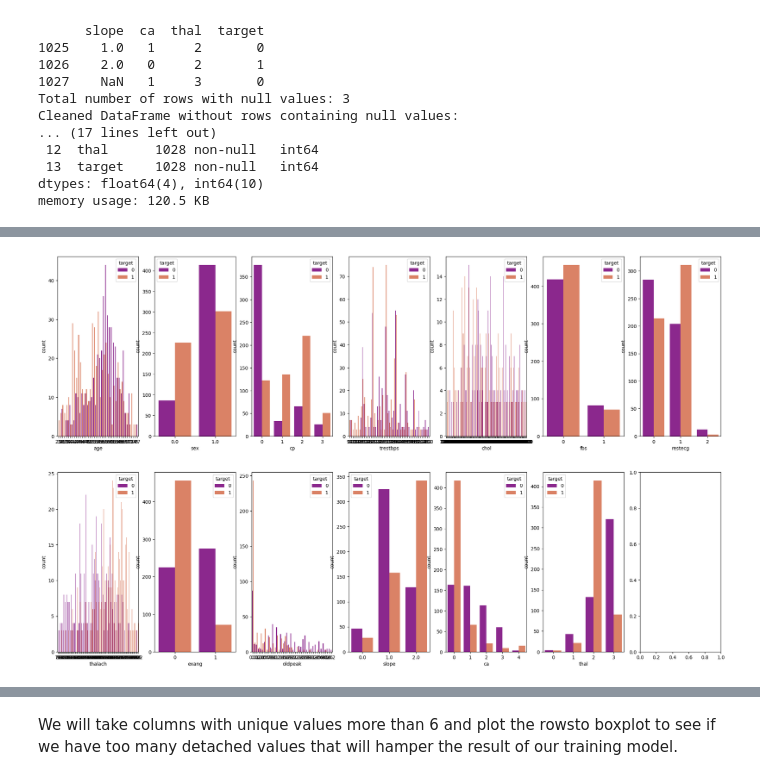
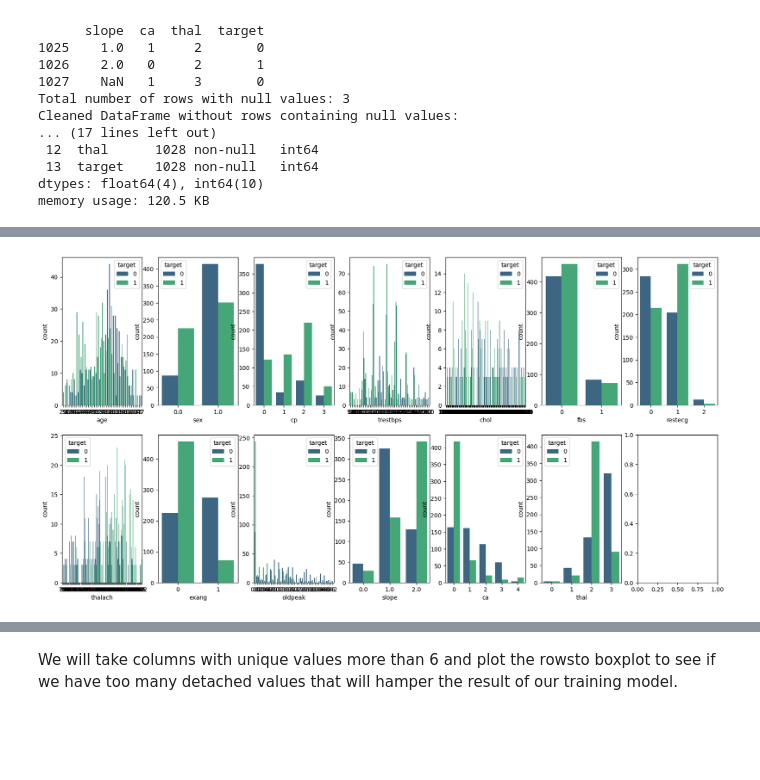
Before and after one commit to Lycanthrope8/CSE422-Project, a Jupyter notebook: CSE422_Final_Project.ipynb, the cells around one changed output, grey strips where cells are left out. Cells and saved outputs as stored; diff of their text form; code cells hidden in the pictures; blank space fills up the shorter version.

```diff
--- a/CSE422_Final_Project.ipynb
+++ b/CSE422_Final_Project.ipynb
@@ -115,20 +115,20 @@ Name: cp, Length: 1028, dtype: bool
 
 [1028 rows x 14 columns]
 # %%
-fig, subplot_matrix = plt.subplots(2, 7, figsize=(25, 15))
+fig, subplot_matrix = plt.subplots(2, 7, figsize=(20, 10))
 selected_features = ['age', 'sex', 'cp', 'trestbps', 'chol', 'fbs', 'restecg', 'thalach', 'exang', 'oldpeak', 'slope', 'ca', 'thal']
 row_index = 0
 column_index = 0
 
 # Plotting countplots for each significant feature
 for feature in selected_features:
-    sns.countplot(x=feature, data=data, hue='target', ax=subplot_matrix[row_index, column_index], palette='plasma')
+    sns.countplot(x=feature, data=data, hue='target', ax=subplot_matrix[row_index, column_index], palette='viridis')
     column_index += 1
     if column_index == 7:
         column_index = 0
         row_index += 1
 
 # plt.savefig('visualization.png')
 plt.show()
 # %% [output]
-[figure, old version]
+[figure, new version]
```
Also changed, not shown: parts of 8 cells of this notebook.
